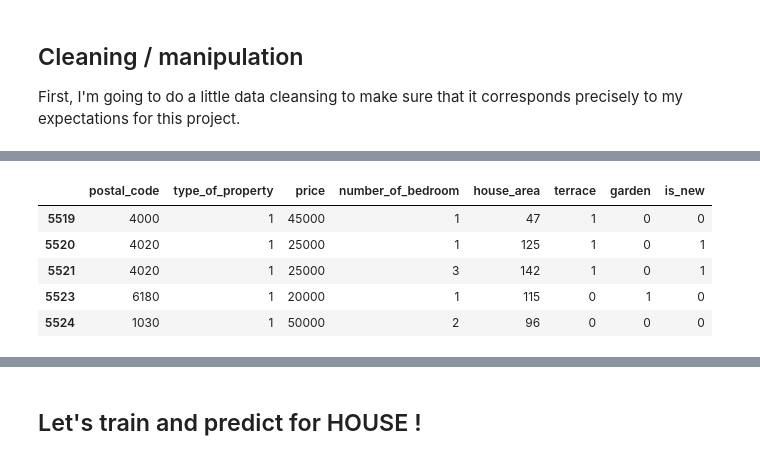
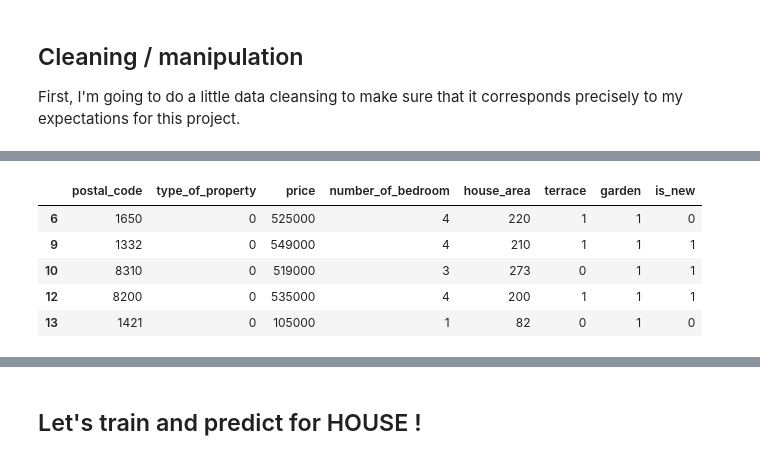
Before and after one commit to leersmathieu/ImmoEliza-API, a Jupyter notebook: model52house.ipynb, the cells around one changed output, grey strips where cells are left out. Saved outputs shown, nothing was run; the diff lists cells and outputs as text; code cells hidden in the pictures.

```diff
--- a/model52.ipynb
+++ b/model52house.ipynb
@@ -38,11 +39,11 @@ df.drop(columns=['fully_equipped_kitchen'],inplace=True)
 df_house = df[df['type_of_property'] == 0]
 df_apartment = df[df['type_of_property'] == 1]
 # %%
-df_apartment.head()
+df_house.head()
 # %% [output]
 |  | postal_code | type_of_property | price | number_of_bedroom | house_area | terrace | garden | is_new |
-| 5519 | 4000 | 1 | 45000 | 1 | 47 | 1 | 0 | 0 |
-| 5520 | 4020 | 1 | 25000 | 1 | 125 | 1 | 0 | 1 |
-| 5521 | 4020 | 1 | 25000 | 3 | 142 | 1 | 0 | 1 |
-| 5523 | 6180 | 1 | 20000 | 1 | 115 | 0 | 1 | 0 |
-| 5524 | 1030 | 1 | 50000 | 2 | 96 | 0 | 0 | 0 |
+| 6 | 1650 | 0 | 525000 | 4 | 220 | 1 | 1 | 0 |
+| 9 | 1332 | 0 | 549000 | 4 | 210 | 1 | 1 | 1 |
+| 10 | 8310 | 0 | 519000 | 3 | 273 | 0 | 1 | 1 |
+| 12 | 8200 | 0 | 535000 | 4 | 200 | 1 | 1 | 1 |
+| 13 | 1421 | 0 | 105000 | 1 | 82 | 0 | 1 | 0 |
```
Also changed, not shown: parts of 25 cells of this notebook, 8 other files.
